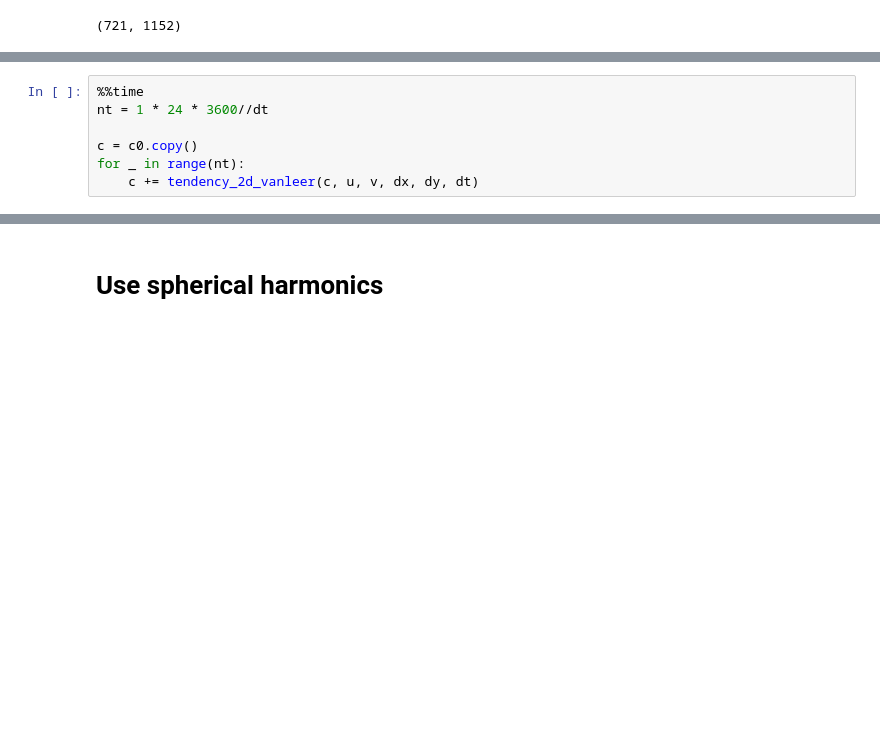
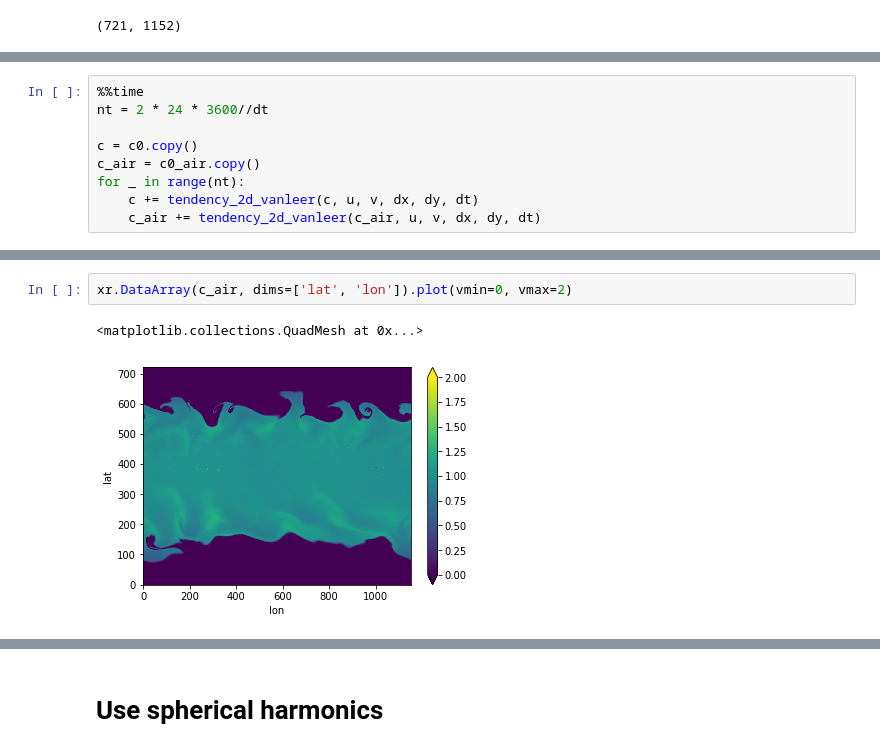
Before and after one commit to JiaweiZhuang/process_real_wind, a Jupyter notebook: solve_advection_on_cartesian.ipynb, the cells around one changed output, grey strips where cells are left out. Saved outputs shown, nothing was run; the diff lists cells and outputs as text; blank space fills up the shorter version.

```diff
--- a/solve_advection_on_cartesian.ipynb
+++ b/solve_advection_on_cartesian.ipynb
@@ -86,8 +94,10 @@ xr.DataArray(c0, dims=['lat', 'lon']).plot()
 # %%
 %%time
-nt = 1 * 24 * 3600//dt
+nt = 2 * 24 * 3600//dt
 
 c = c0.copy()
+c_air = c0_air.copy()
 for _ in range(nt):
     c += tendency_2d_vanleer(c, u, v, dx, dy, dt)
+    c_air += tendency_2d_vanleer(c_air, u, v, dx, dy, dt)
 # %% [output]
@@ -105,0 +126,5 @@ xr.DataArray(c, dims=['lat', 'lon']).plot(vmax=1, vmin=0)
+# %%
+xr.DataArray(c_air, dims=['lat', 'lon']).plot(vmin=0, vmax=2)
+# %% [output]
+<matplotlib.collections.QuadMesh at 0x...>
+[figure, added]
```
Also changed, not shown: parts of 12 cells of this notebook.
